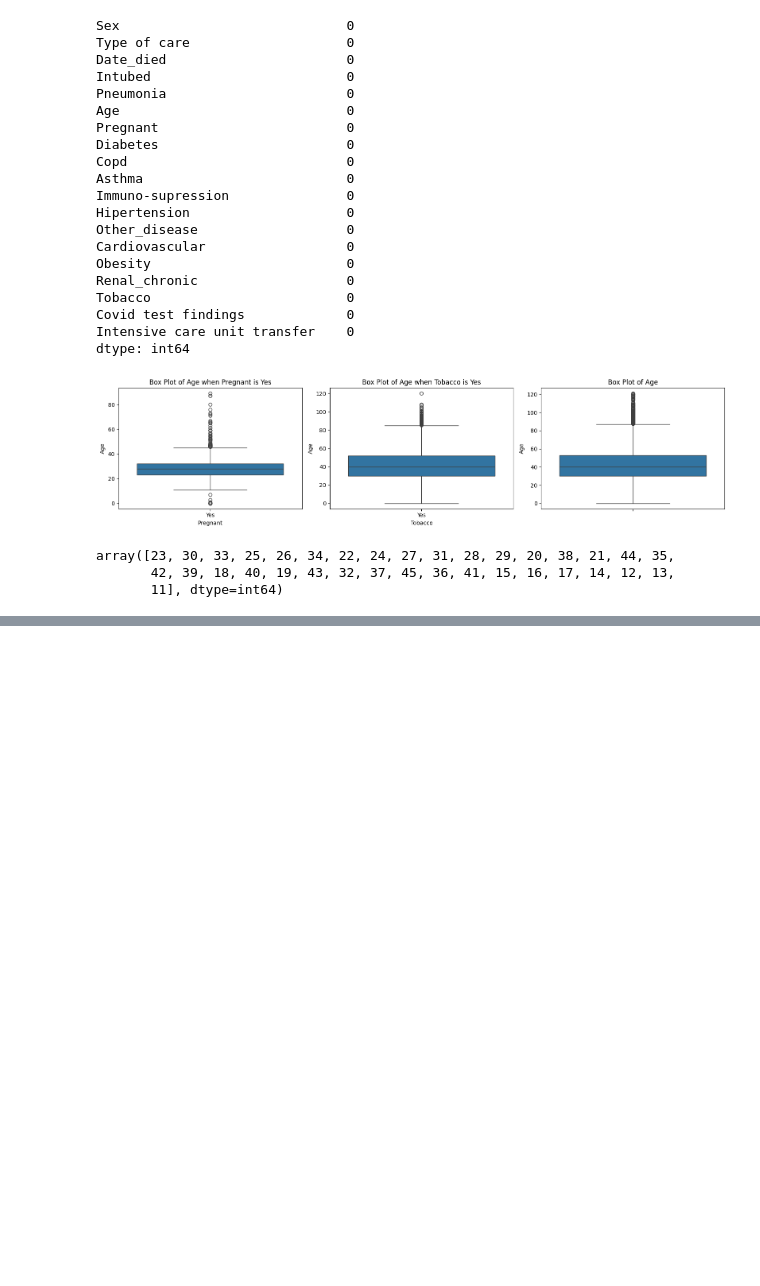
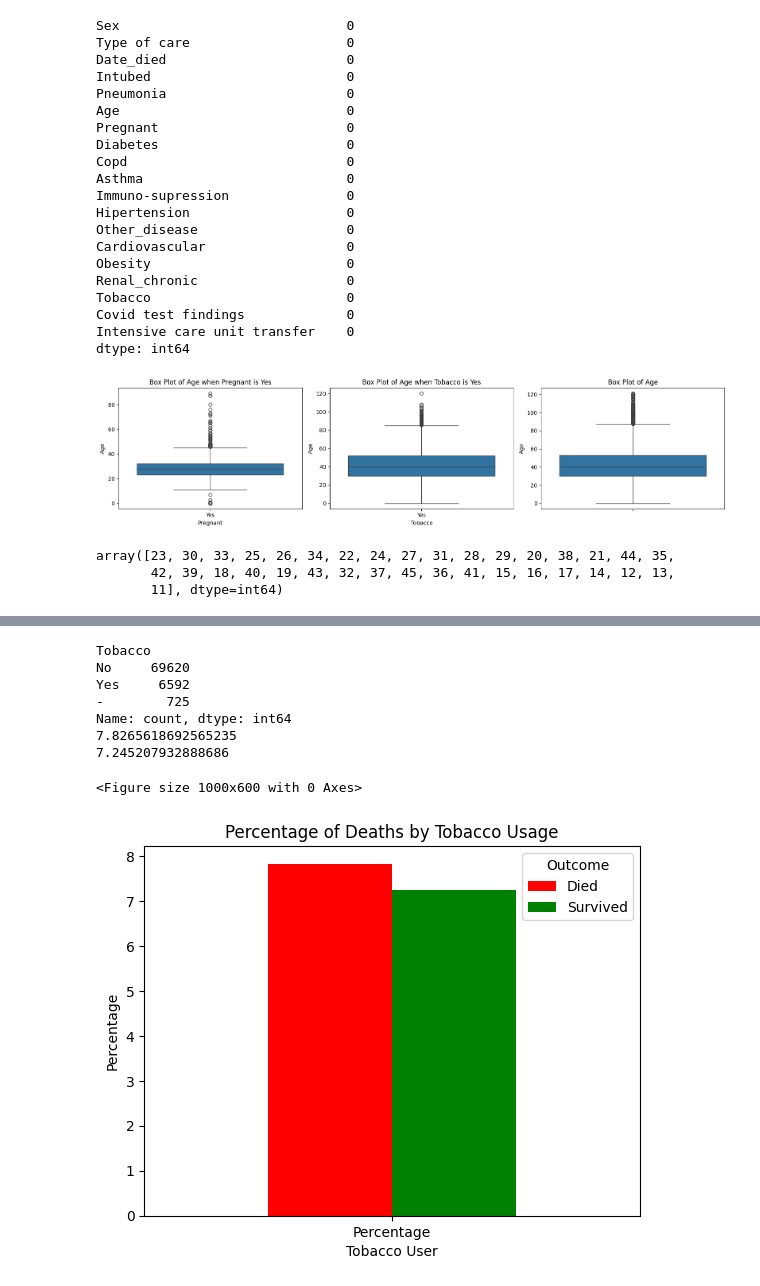
Before and after one commit to morkou/Healthcare, a Jupyter notebook: Cleaning/covid_datasets_cleaning.ipynb, the cells around one changed output, grey strips where cells are left out. Drawn from its saved outputs; the diff is of its cells as text; code cells hidden in the pictures; blank space fills up the shorter version.

```diff
--- a/Cleaning/covid_datasets_cleaning.ipynb
+++ b/Cleaning/covid_datasets_cleaning.ipynb
@@ -112,0 +208,36 @@ covid_data_kaggle_df = covid_data_kaggle_df[~((covid_data_kaggle_df['Tobacco'] =
+# %%
+infection_counts_by_tobacco = covid_data_kaggle_df['Tobacco'].value_counts()
+# Count the number of deaths among Tobacco users and non-Tobacco users
+deaths_counts = deaths_df['Tobacco'].value_counts()
+print(deaths_counts)
+# Calculate the percentage of deaths among Tobacco users and non-Tobacco users
+percentage_deaths_tobacco = (deaths_counts['Yes'] / infection_counts_by_tobacco['Yes']) * 100
+percentage_survival_tobacco = (deaths_counts['No']/ infection_counts_by_tobacco['No']) * 100
+print(percentage_deaths_tobacco)
+print(percentage_survival_tobacco)
+
+# Create a DataFrame for plotting with a proper index
+plot_data = pd.DataFrame({
+    'Tobacco User': percentage_deaths_tobacco,
+    'Non-Tobacco User': percentage_survival_tobacco
+}, index=['Percentage'])
+
+# Plot the grouped bar plot
+plt.figure(figsize=(10, 6))
+plot_data.plot(kind='bar', color=['red', 'green'])
+plt.title('Percentage of Deaths by Tobacco Usage')
+plt.xlabel('Tobacco User')
+plt.ylabel('Percentage')
+plt.xticks(rotation=0)
+plt.legend(title='Outcome', labels=['Died', 'Survived'])
+plt.show()
+# %% [output]
+Tobacco
+No     69620
+Yes     6592
+-        725
+Name: count, dtype: int64
+7.8265618692565235
+7.245207932888686
+<Figure size 1000x600 with 0 Axes>
+[figure, added]
```
Also changed, not shown: parts of 9 cells of this notebook.
